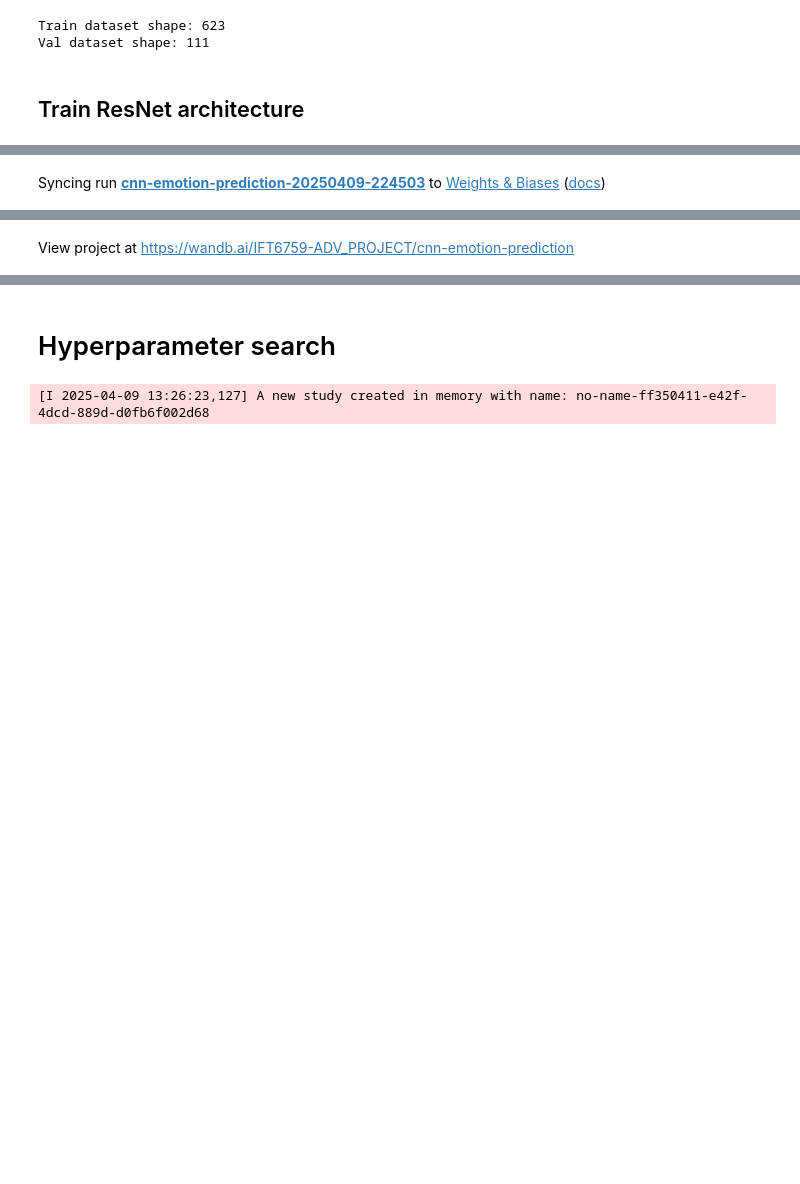
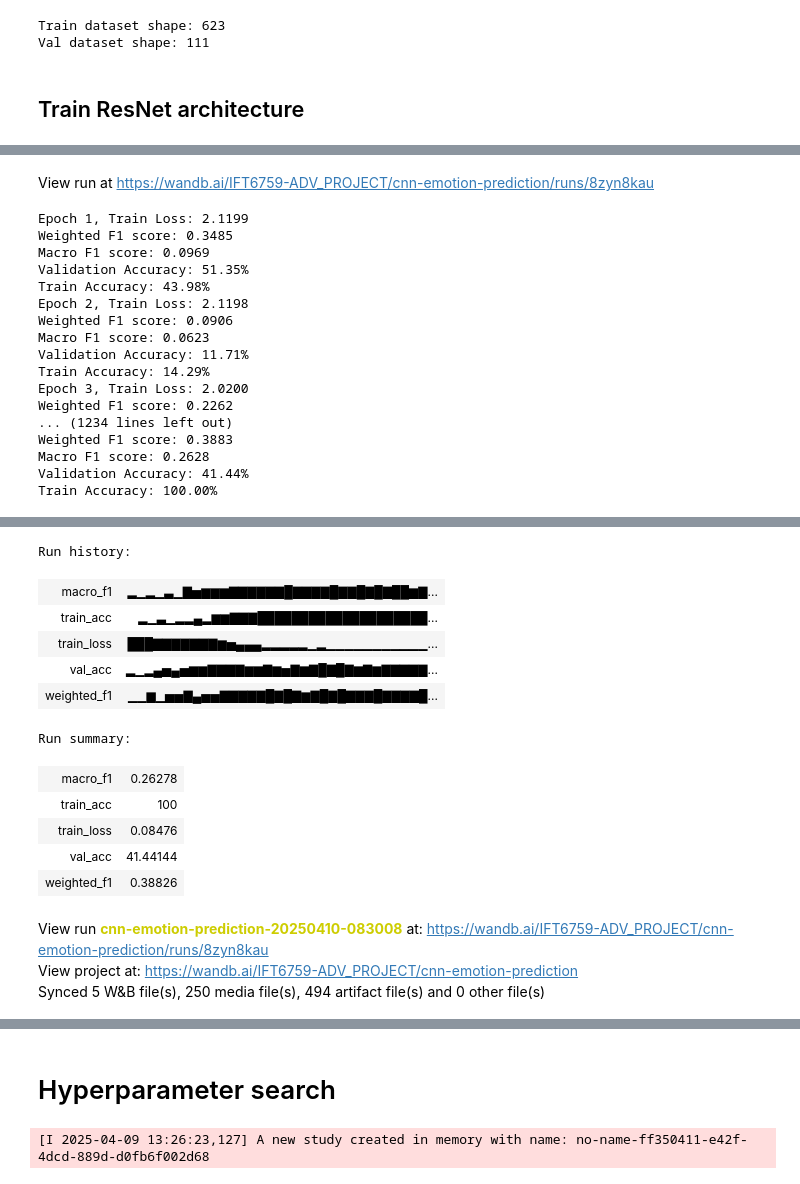
Before and after one commit to TomaAllary/IFT-6759-Advanced-ML-Project, a Jupyter notebook: cnn_emotion_prediction_MELD.ipynb, the cells around one changed output, grey strips where cells are left out. Drawn from its saved outputs; the diff is of its cells as text; code cells hidden in the pictures; blank space fills up the shorter version.

Commit message:
More wandb log, return to previous simple cnn

```diff
--- a/cnn_emotion_prediction_MELD.ipynb
+++ b/cnn_emotion_prediction_MELD.ipynb
@@ -147,7 +147,7 @@ from torch.utils.data import DataLoader, TensorDataset
 # Ratio for training
 ratio_train = 0.85
 batch_size = 32
-max_batch_size = 2
+max_batch_size = 32
 
 # Convert string target into encoded classes
 label_encoder = LabelEncoder()
@@ -176,6 +176,7 @@ Val dataset shape: 111
 # %% [markdown]
 ## Train ResNet architecture
 # %%
+from copy import deepcopy
 import optuna
 from sklearn.metrics import f1_score
 import numpy as np
@@ -198,14 +199,14 @@ classes_weights = torch.tensor(classes_weights, dtype=torch.float32).to(device)
 print(f"classes_weights: {classes_weights}")
 
 class Args:
-    lr: float = 0.0001
+    lr: float = 0.00002
     epochs: int = 100
     optimizer = "adam"
-    weight_decay = 0.0001
+    weight_decay = 0.0004
     dropout = 0.5
 
 
-def TrainModel(model: torch.nn.Module, args: Args, optuna_trial: optuna.Trial = None):
+def TrainModel(model: torch.nn.Module, args: Args, optuna_trial: optuna.Trial = None, save_best_path = None):
 
     optimizer_delay = -(-batch_size // max_batch_size) # round up
     # after optimizer_delay steps, do backward. This emulate bigger batch_size
@@ -314,10 +315,17 @@ def TrainModel(model: torch.nn.Module, args: Args, optuna_trial: optuna.Trial =
                 return train_loss, train_accuracy, val_accuracy, best_val_acc, pruned
 
         best_val_acc = max(best_val_acc, val_accuracy)
-        best_val_f1 = max(best_val_f1, weighted_f1)
         last_train_loss = train_loss
         last_val_acc = val_accuracy
         last_train_acc = train_accuracy
+
+        if best_val_f1 < weighted_f1:
+            best_val_f1 = weighted_f1
+            if save_best_path is not None:
+                best_model_state = deepcopy(model.state_dict())
+
+                save_best_path = save_best_path
+                torch.save(best_model_state, save_best_path)
 
         # Log metrics using the global context
         wandb.log({
@@ -355,22 +363,22 @@ torch.cuda.empty_cache()
 
 someArgs = Args()
 
-someArgs.weight_decay = 0.0001 #best is 8e-6
-someArgs.lr = 0.0007 # best is 4e-6
+someArgs.weight_decay = 0.00002 #best is 0.00002
+someArgs.lr = 0.0004 # best is 0.0004
 someArgs.optimizer = "adamw"
-someArgs.epochs = 50
-someArgs.dropout = 0.3
-fc_size = 1024
+someArgs.epochs = 250
+# someArgs.dropout = 0.3
+# fc_size = 1024
 model_type = 'cnn'
-activation_function = 'leaky_relu'
+activation_function = 'relu'
 
 # for num_layers in [4, 8, 12]:
-num_layers = 2
+# num_layers = 2
 
 if model_type == 'resnet':
     model = ResNetCNN(activation_function=activation_function)
 else:
-    model = CNNClassifier(activation_function=activation_function, dropout_value=someArgs.dropout, fc_size=fc_size, num_blocks=num_layers)
+    model = CNNClassifier(activation_function=activation_function)
 model = model.to(device)
 
 run = wandb.init(
@@ -386,12 +394,17 @@ run = wandb.init(
         "weight_decay": someArgs.weight_decay,
         "activation": activation_function,
         "optimizer": someArgs.optimizer,
-        "fc_size": fc_size,
-        "num_cnn_blocks": num_layers,
+        # "fc_size": fc_size,
+        # "num_cnn_blocks": num_layers,
     },
 )
 
-TrainModel(model, someArgs)
+######### to save best one #############
+a_save_best_path = 'cnn_best_model_3.pth'
+a_save_best_path = os.path.join(os.getcwd(), a_save_best_path)
+######################################
+
+TrainModel(model, someArgs, optuna_trial=None, save_best_path=a_save_best_path)
 
 run.finish()
 
@@ -408 +418,18 @@ Run data is saved locally in C:\Users\allar\Documents\UdeM\IFT6759 AdvProject\Pr
-Syncing run cnn-emotion-prediction-20250409-224503 to Weights & Biases (docs)
+View run at https://wandb.ai/IFT6759-ADV_PROJECT/cnn-emotion-prediction/runs/8zyn8kau
+Epoch 1, Train Loss: 2.1199
+Weighted F1 score: 0.3485
+Macro F1 score: 0.0969
+Validation Accuracy: 51.35%
+Train Accuracy: 43.98%
+Epoch 2, Train Loss: 2.1198
+Weighted F1 score: 0.0906
+Macro F1 score: 0.0623
+Validation Accuracy: 11.71%
+Train Accuracy: 14.29%
+Epoch 3, Train Loss: 2.0200
+Weighted F1 score: 0.2262
+... (1234 lines left out)
+Weighted F1 score: 0.3883
+Macro F1 score: 0.2628
+Validation Accuracy: 41.44%
+Train Accuracy: 100.00%
@@ -409 +437,15 @@ Syncing run cnn-emotion-prediction-20250409-224503 to Weights & Biases (docs)
+Run history:
+| macro_f1 | ▂▁▂▁▃▁▇▅▆▆▆▇▇▇▇▇▇█▇▇▇▇█▇▇█▇█▇██▆▇... |
+| train_acc | ▂▁▃▁▂▂▄▂▆▆▇▇▇████████████████████... |
+| train_loss | ███▇▇▇▇▇▇▇▆▅▄▄▄▂▂▂▂▂▁▂▁▁▁▁▁▁▁▁▁▁▁... |
+| val_acc | ▂▁▂▄▅▄▅▆▆▇▇▇▇▆▆▇▆▅▇▆▇█▇█▇▆▇▆▇▇▇▇▇... |
+| weighted_f1 | ▁▁▆▁▅▅▇▄▅▅▇▇▇▇▇█▇█▇▆▇█▇█▇▇▇█▇▇▇▇█... |
+Run summary:
+| macro_f1 | 0.26278 |
+| train_acc | 100 |
+| train_loss | 0.08476 |
+| val_acc | 41.44144 |
+| weighted_f1 | 0.38826 |
-View project at https://wandb.ai/IFT6759-ADV_PROJECT/cnn-emotion-prediction
+View run cnn-emotion-prediction-20250410-083008 at: https://wandb.ai/IFT6759-ADV_PROJECT/cnn-emotion-prediction/runs/8zyn8kau
+View project at: https://wandb.ai/IFT6759-ADV_PROJECT/cnn-emotion-prediction
+Synced 5 W&B file(s), 250 media file(s), 494 artifact file(s) and 0 other file(s)
```
Also changed, not shown: parts of 5 cells of this notebook, 1 other file.
